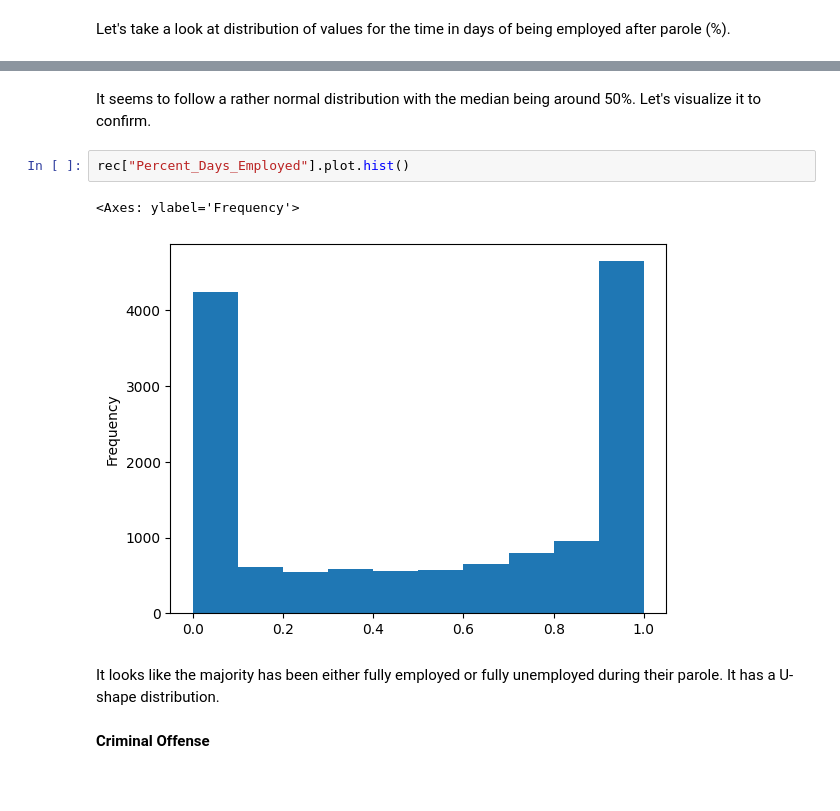
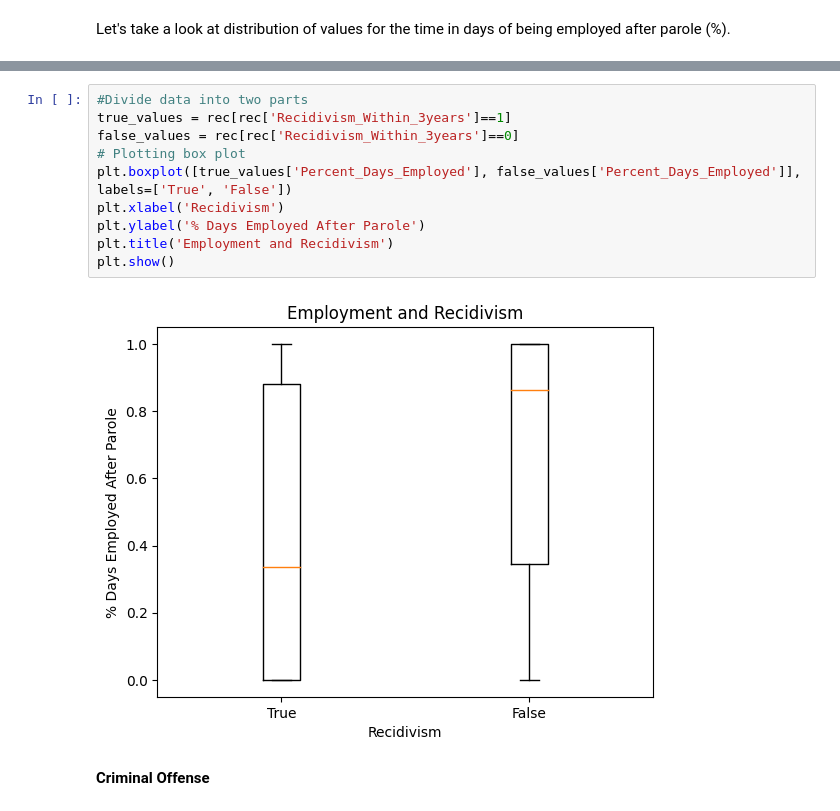
Before and after one commit to Charles-OBert/Recidivism, a Jupyter notebook: Recidivism.ipynb, the cells around one changed output, grey strips where cells are left out. Drawn from its saved outputs; the diff is of its cells as text; blank space fills up the shorter version.

```diff
--- a/Recidivism.ipynb
+++ b/Recidivism.ipynb
@@ -158,12 +138,15 @@ Name: Percent_Days_Employed, dtype: float64
-# %% [markdown]
-It seems to follow a rather normal distribution with the median being around 50%. Let's visualize it to confirm.
-# %%
-rec["Percent_Days_Employed"].plot.hist()
-# %% [output]
-<Axes: ylabel='Frequency'>
-[figure, removed]
-# %% [markdown]
-It looks like the majority has been either fully employed or fully unemployed during their parole. It has a U-shape distribution.
+# %%
+#Divide data into two parts
+true_values = rec[rec['Recidivism_Within_3years']==1]
+false_values = rec[rec['Recidivism_Within_3years']==0]
+# Plotting box plot
+plt.boxplot([true_values['Percent_Days_Employed'], false_values['Percent_Days_Employed']], labels=['True', 'False'])
+plt.xlabel('Recidivism')
+plt.ylabel('% Days Employed After Parole')
+plt.title('Employment and Recidivism')
+plt.show()
+# %% [output]
+[figure, added]
 # %% [markdown]
 **Criminal Offense**
 # %% [markdown]
```
Also changed, not shown: parts of 34 cells of this notebook, 1 other file.
